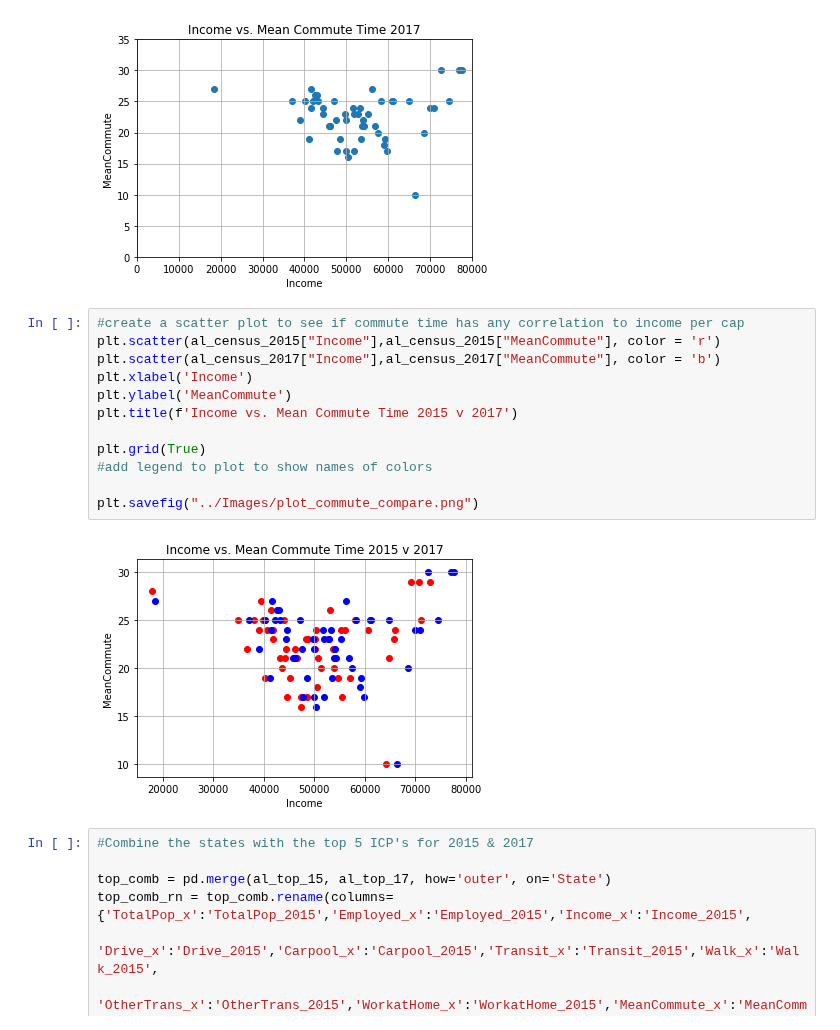
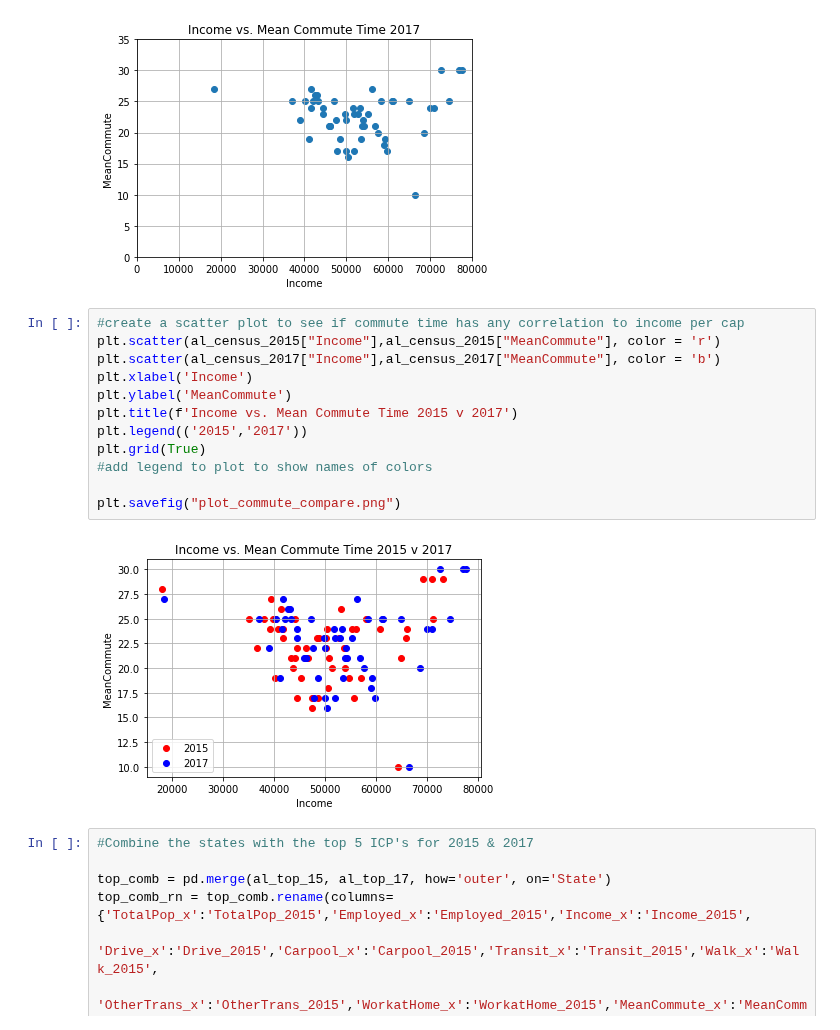
Before and after one commit to charlim26/censusproject, a Jupyter notebook: top_bottom_income_state.ipynb, the cells around one changed output. Drawn from its saved outputs; the diff is of its cells as text.

```diff
--- a/top_bottom_income_state.ipynb
+++ b/top_bottom_income_state.ipynb
@@ -184,17 +184,17 @@ plt.show()
 # %%
 #create a scatter plot to see if commute time has any correlation to income per cap
 plt.scatter(al_census_2015["Income"],al_census_2015["MeanCommute"], color = 'r')
 plt.scatter(al_census_2017["Income"],al_census_2017["MeanCommute"], color = 'b')
 plt.xlabel('Income')
 plt.ylabel('MeanCommute')
 plt.title(f'Income vs. Mean Commute Time 2015 v 2017')
-
+plt.legend(('2015','2017'))
 plt.grid(True)
 #add legend to plot to show names of colors
 
-plt.savefig("../Images/plot_commute_compare.png")
+plt.savefig("plot_commute_compare.png")
 # %% [output]
-[figure, old version]
+[figure, new version]
 # %%
 #Combine the states with the top 5 ICP's for 2015 & 2017
 
```
Also changed, not shown: parts of 3 cells of this notebook, 3 other files.
